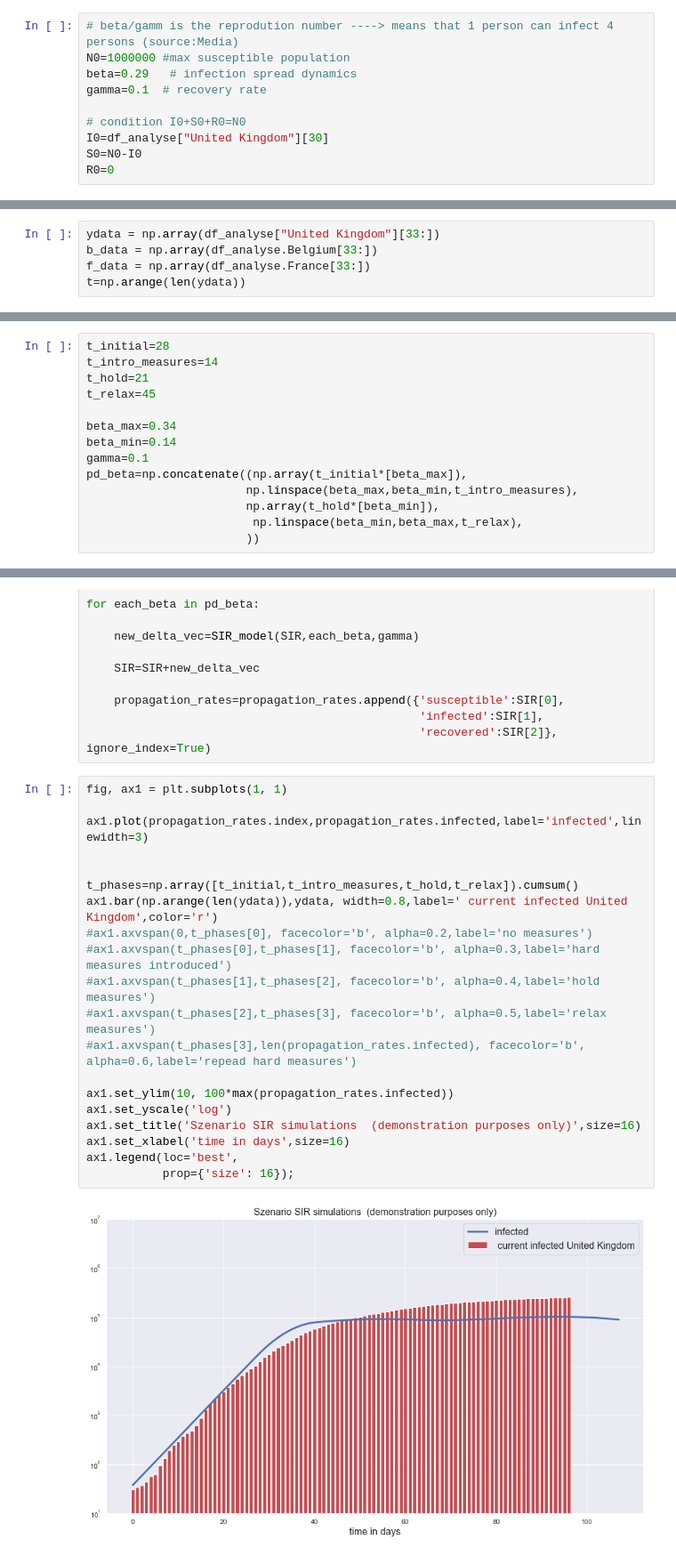
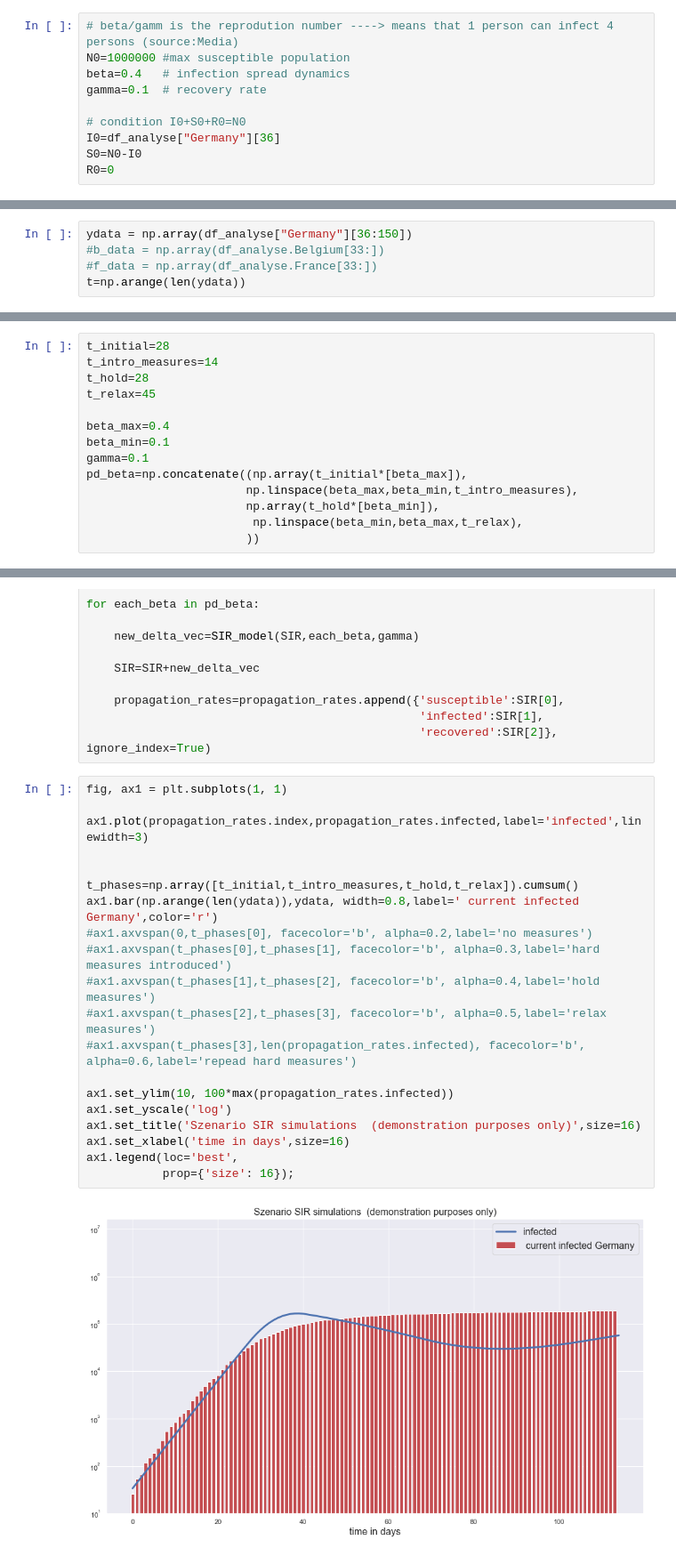
Before and after one commit to IhabAlzalam/EDS_Covid, a Jupyter notebook: notebooks/SIR_Modelling.ipynb, the cells around one changed output, grey strips where cells are left out. Shown at 89% size. Saved outputs shown, nothing was run; the diff lists cells and outputs as text.

```diff
--- a/notebooks/SIR_Modelling.ipynb
+++ b/notebooks/SIR_Modelling.ipynb
@@ -45,11 +47,11 @@ df_analyse.sort_values('date',ascending=True)[:200]
 # %%
 # beta/gamm is the reprodution number ----> means that 1 person can infect 4 persons (source:Media)
 N0=1000000 #max susceptible population
-beta=0.29   # infection spread dynamics
+beta=0.4   # infection spread dynamics
 gamma=0.1  # recovery rate
 
 # condition I0+S0+R0=N0
-I0=df_analyse["United Kingdom"][30]
+I0=df_analyse["Germany"][36]
 S0=N0-I0
 R0=0
 # %%
@@ -108,7 +119,7 @@ ax1.legend(loc='best',
 # %%
-ydata = np.array(df_analyse["United Kingdom"][33:])
-b_data = np.array(df_analyse.Belgium[33:])
-f_data = np.array(df_analyse.France[33:])
+ydata = np.array(df_analyse["Germany"][36:150])
+#b_data = np.array(df_analyse.Belgium[33:])
+#f_data = np.array(df_analyse.France[33:])
 t=np.arange(len(ydata))
 # %%
 # ensure re-initialization
@@ -201,11 +218,11 @@ For example: By starting with I0= 27 came a function that has an error in about
 # %%
 t_initial=28
 t_intro_measures=14
-t_hold=21
+t_hold=28
 t_relax=45
 
-beta_max=0.34
-beta_min=0.14
+beta_max=0.4
+beta_min=0.1
 gamma=0.1
 pd_beta=np.concatenate((np.array(t_initial*[beta_max]),
                        np.linspace(beta_max,beta_min,t_intro_measures),
@@ -236,22 +253,22 @@ for each_beta in pd_beta:
 # %%
 fig, ax1 = plt.subplots(1, 1)
 
 ax1.plot(propagation_rates.index,propagation_rates.infected,label='infected',linewidth=3)
 
 
 t_phases=np.array([t_initial,t_intro_measures,t_hold,t_relax]).cumsum()
-ax1.bar(np.arange(len(ydata)),ydata, width=0.8,label=' current infected United Kingdom',color='r')
+ax1.bar(np.arange(len(ydata)),ydata, width=0.8,label=' current infected Germany',color='r')
 #ax1.axvspan(0,t_phases[0], facecolor='b', alpha=0.2,label='no measures')
 #ax1.axvspan(t_phases[0],t_phases[1], facecolor='b', alpha=0.3,label='hard measures introduced')
 #ax1.axvspan(t_phases[1],t_phases[2], facecolor='b', alpha=0.4,label='hold measures')
 #ax1.axvspan(t_phases[2],t_phases[3], facecolor='b', alpha=0.5,label='relax measures')
 #ax1.axvspan(t_phases[3],len(propagation_rates.infected), facecolor='b', alpha=0.6,label='repead hard measures')
 
 ax1.set_ylim(10, 100*max(propagation_rates.infected))
 ax1.set_yscale('log')
 ax1.set_title('Szenario SIR simulations  (demonstration purposes only)',size=16)
 ax1.set_xlabel('time in days',size=16)
 ax1.legend(loc='best',
            prop={'size': 16});
 # %% [output]
-[figure, old version]
+[figure, new version]
```
Also changed, not shown: parts of 15 cells of this notebook, 6 other files.
